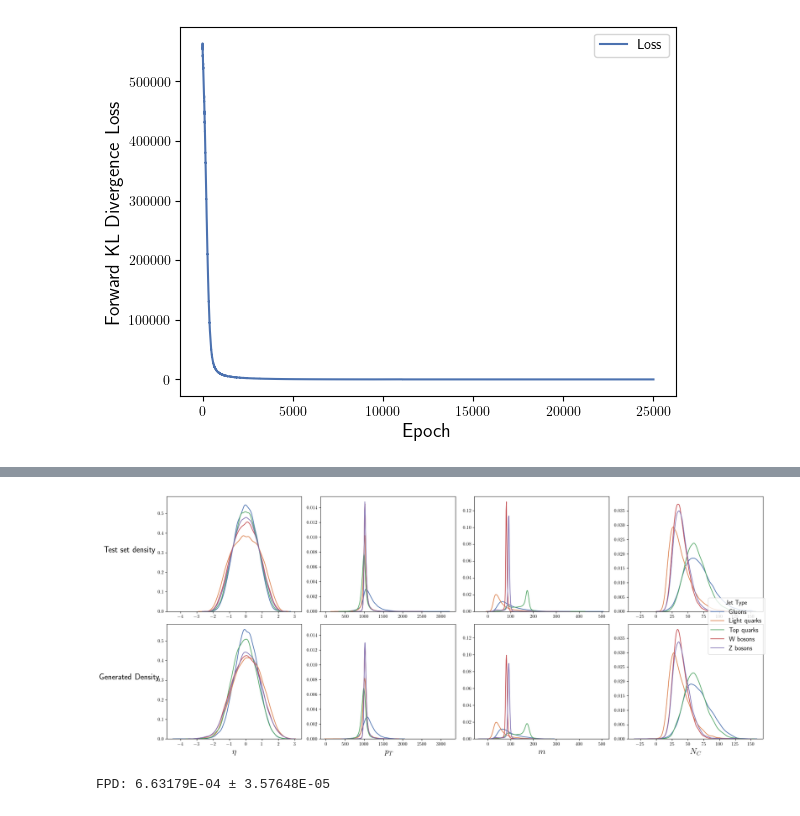
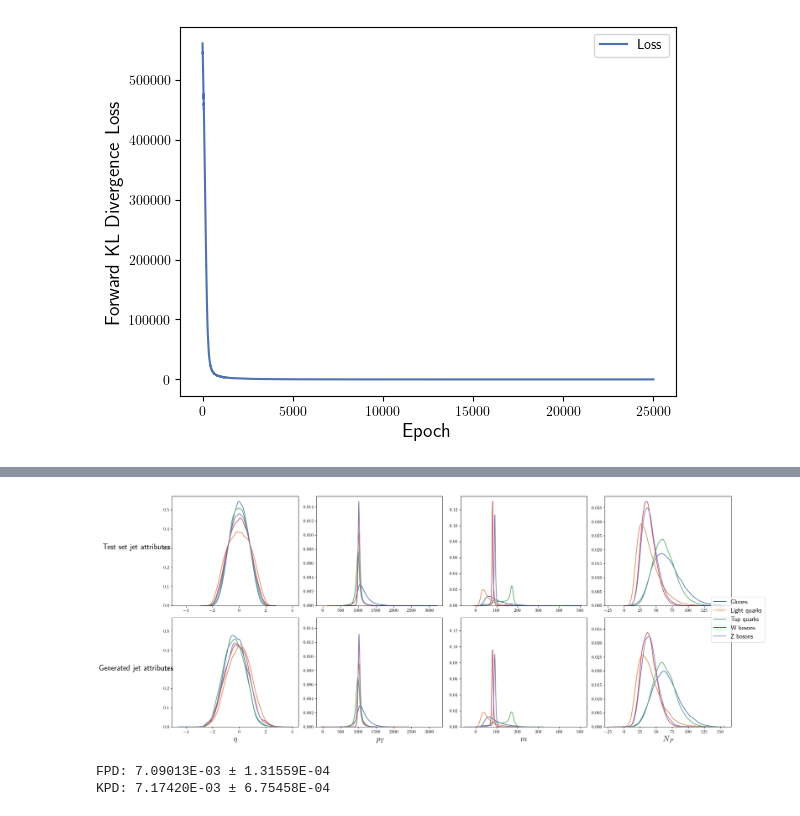
Before and after one commit to ArjunS07/s25-fermilab-research, a Jupyter notebook: src/jet_attributes.ipynb, the cells around one changed output, grey strips where cells are left out. Drawn from its saved outputs; the diff is of its cells as text; code cells hidden in the pictures.

Commit message:
Working jet attribute generator

```diff
--- a/src/jet_attributes.ipynb
+++ b/src/jet_attributes.ipynb
@@ -124,0 +126,3 @@ plt.savefig("gen/figs/real_jet_attributes.png", dpi=300, bbox_inches="tight")
+# %%
+X_train[:, 3] = noised_particles
+X_train.shape
@@ -137,8 +174,6 @@ def one_hot_enc_jet_type(y, num_classes=5):
         torch.Tensor: One-hot encoded tensor.
     """
     one_hot_enc =  torch.nn.functional.one_hot(y, num_classes=num_classes).float()
-    noise = torch.randn_like(one_hot_enc) * 0.01
-    one_hot_enc += noise
     return one_hot_enc
 
 def one_hot_to_type(one_hot_types):
@@ -163,12 +198,12 @@ import normflows as nf
 from tqdm.notebook import tqdm
 device = torch.device("cuda" if torch.cuda.is_available() else "cpu")
 # %%
-K = 4
+K = 6
 
 latent_size = 4
 context_size = 5
 hidden_units = 128
-hidden_layers = 6
+hidden_layers = 8
 
 flows = []
 for i in range(K):
@@ -252,4 +293,8 @@ torch.Size([50000, 5]) tensor([10046.5801,  9940.0479,  9992.2949,  9959.2764, 1
 # %%
 sample_vals, sample_logprobs = model.sample(n_samples, context=one_hot_types)
 sample_jet_types.shape, sample_vals.shape, sample_logprobs.shape
+
+# Quantize the number of particles
+sample_vals[:, 3] = torch.round(sample_vals[:, 3])
+sample_vals[:, 3]
 # %% [output]
@@ -291,7 +336,7 @@ for i, feature in enumerate(JET_FEATURES):
         )
     # ax.set_xlabel(feature, fontsize=18)
     if i == 0:
-        ax.set_ylabel("Test set density", fontsize=18, rotation=0, labelpad=60)
+        ax.set_ylabel("Test set jet attributes", fontsize=18, rotation=0, labelpad=60)
     else:
         ax.set_ylabel("")
 
@@ -304,39 +349,39 @@ for i, feature in enumerate(JET_FEATURES):
         )
     ax.set_xlabel(feature, fontsize=18)
     if i == 0:
-        ax.set_ylabel("Generated Density", fontsize=18, rotation=0, labelpad=60)
+        ax.set_ylabel("Generated jet attributes", fontsize=18, rotation=0, labelpad=60)
     else:
         ax.set_ylabel("")
 
 for i in range(4):
     ax1 = axs[0, i]
     ax2 = axs[1, i]
 
     # Get combined x and y limits for both axes
     xlims = np.array([ax1.get_xlim(), ax2.get_xlim()])
     ylims = np.array([ax1.get_ylim(), ax2.get_ylim()])
 
     # Set both axes to have the same limits
     xlim_combined = (xlims[:, 0].min(), xlims[:, 1].max())
     ylim_combined = (ylims[:, 0].min(), ylims[:, 1].max())
 
     ax1.set_xlim(xlim_combined)
     ax2.set_xlim(xlim_combined)
     ax1.set_ylim(ylim_combined)
     ax2.set_ylim(ylim_combined)
 
 
 legend_handles, legend_labels = axs[0, 0].get_legend_handles_labels()
 fig.legend(
     legend_handles,
     legend_labels,
-    title="Jet Type",
+    title="",
     loc="center right",
-    bbox_to_anchor=(1, 0.5),
+    bbox_to_anchor=(1.05, 0.5),
     fontsize=14,
     title_fontsize=13
 )
 plt.tight_layout()
 plt.savefig("gen/figs/jet_attr_nf_sampled_jet_type.png", dpi=300, bbox_inches="tight")
 # %% [output]
-[figure, old version]
+[figure, new version]
@@ -345,10 +388,17 @@ from jetnet.evaluation import fpd
 # %%
+from jetnet.evaluation import fpd, kpd
 fpd_val, fpd_err = fpd(
     real_features=X_test[:, :-1].numpy(),
     gen_features=sample_vals.detach().numpy(),
     seed=RANDOM_SEED
 )
+kpd_val, kpd_err = kpd(
+    real_features=X_test[:, :-1].numpy(),
+    gen_features=sample_vals.detach().numpy(),
+    seed=RANDOM_SEED
+)
 print(f"FPD: {fpd_val:.5E} ± {fpd_err:.5E}")
+print(f"KPD: {kpd_val:.5E} ± {kpd_err:.5E}")
 with open("gen/logs/jet_attr_nf_fpd.txt", "w") as f:
     f.write(f"FPD: {fpd_val:.5E} ± {fpd_err:.5E}\n")
     f.write(f"Seed: {RANDOM_SEED}\n")
@@ -358,8 +408,9 @@ with open("gen/logs/jet_attr_nf_fpd.txt", "w") as f:
     f.write(f"Hidden layers: {hidden_layers}\n")
     f.write(f"Latent size: {latent_size}\n")
     f.write(f"Number of flows: {K}\n")
+    f.write(f"Train split: {TRAIN_SPLIT}\n")
     f.write(f"Max iterations: {max_iter}\n")
-    f.write(f"Train split: {TRAIN_SPLIT}\n")
     f.close()
 # %% [output]
-FPD: 6.63179E-04 ± 3.57648E-05
+FPD: 7.09013E-03 ± 1.31559E-04
+KPD: 7.17420E-03 ± 6.75458E-04
```
Also changed, not shown: parts of 19 cells of this notebook.
